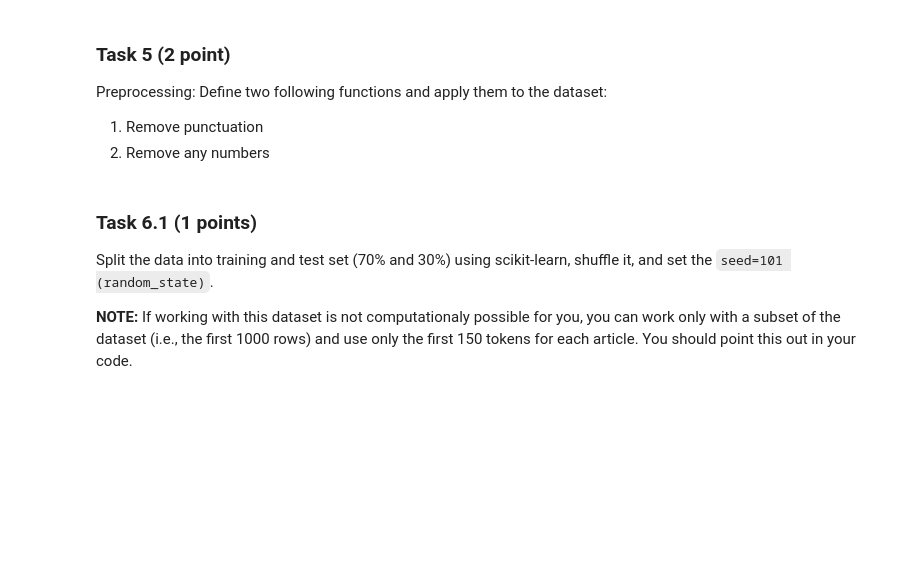
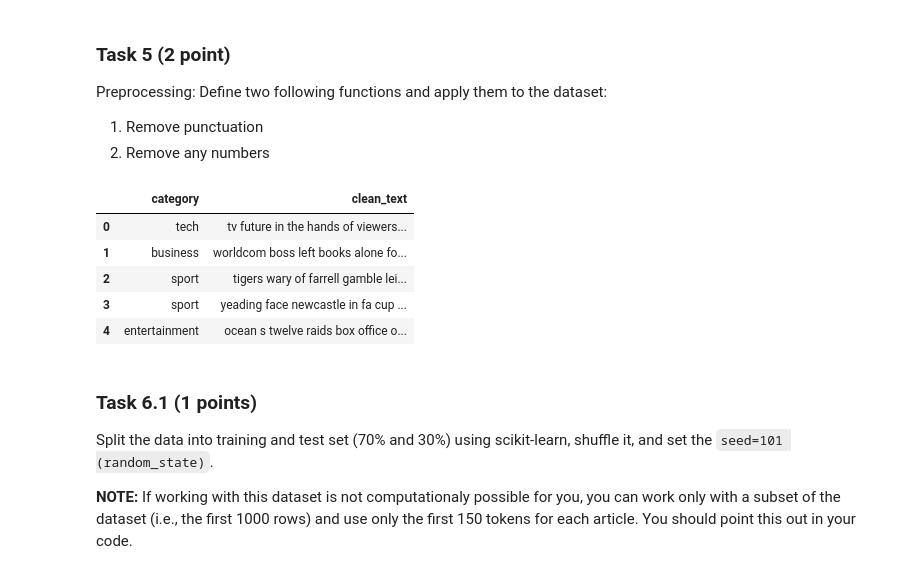
Before and after one commit to Eitanaso/NLP_WS25_26_Assignments, a Jupyter notebook: Assignment 2 (due 25.11.)/Intro2NLP_Assignment_2_Elango_Hasson.ipynb, the cells around one changed output. Saved outputs shown, nothing was run; the diff lists cells and outputs as text; code cells hidden in the pictures; blank space fills up the shorter version.

```diff
--- a/Assignment 2 (due 25.11.)/Intro2NLP_Assignment_2_Elango_Hasson.ipynb
+++ b/Assignment 2 (due 25.11.)/Intro2NLP_Assignment_2_Elango_Hasson.ipynb
@@ -69,13 +177,54 @@ Preprocessing: Define two following functions and apply them to the dataset:
 1. Remove punctuation
 2. Remove any numbers
 # %%
+import re
+
 def remove_punctuation(corpus):
-    # Here comes your code
-    return(cleaned_corpus)
+    cleaned_corpus = []   # <-- You forgot this line
+
+    # Regex to remove all punctuation characters
+    pattern = r'[^\w\s]'   # keep letters, numbers, and whitespace only
+
+    for doc in corpus:
+        cleaned_text = re.sub(pattern, '', doc)
+        cleaned_corpus.append(cleaned_text)
+
+    return cleaned_corpus
+
 
 def remove_numbers(corpus):
-    # Here comes your code
-    return(cleaned_corpus)
+    cleaned_corpus = []
+
+    # Regex to remove digits
+    pattern = r'\d+'   # match any number sequence
+
+    for doc in corpus:
+        cleaned_text = re.sub(pattern, '', doc)
+        cleaned_corpus.append(cleaned_text)
+
+    return cleaned_corpus
+# %%
+texts = data["text"]
+
+# Remove punctuation
+texts_no_punct = remove_punctuation(texts)
+
+# Remove numbers
+texts_no_numbers = remove_numbers(texts_no_punct)
+
+# Create a new DataFrame with cleaned text
+df_clean = pd.DataFrame({
+    "category": data["category"],
+    "clean_text": texts_no_numbers
+})
+df_clean.head()
+# %% [output]
+|  | category | clean_text |
+| 0 | tech | tv future in the hands of viewers... |
+| 1 | business | worldcom boss left books alone fo... |
+| 2 | sport | tigers wary of farrell gamble lei... |
+| 3 | sport | yeading face newcastle in fa cup ... |
+| 4 | entertainment | ocean s twelve raids box office o... |
 # %% [markdown]
 ### Task 6.1 (1 points)
 
```
Also changed, not shown: parts of 5 cells of this notebook.
